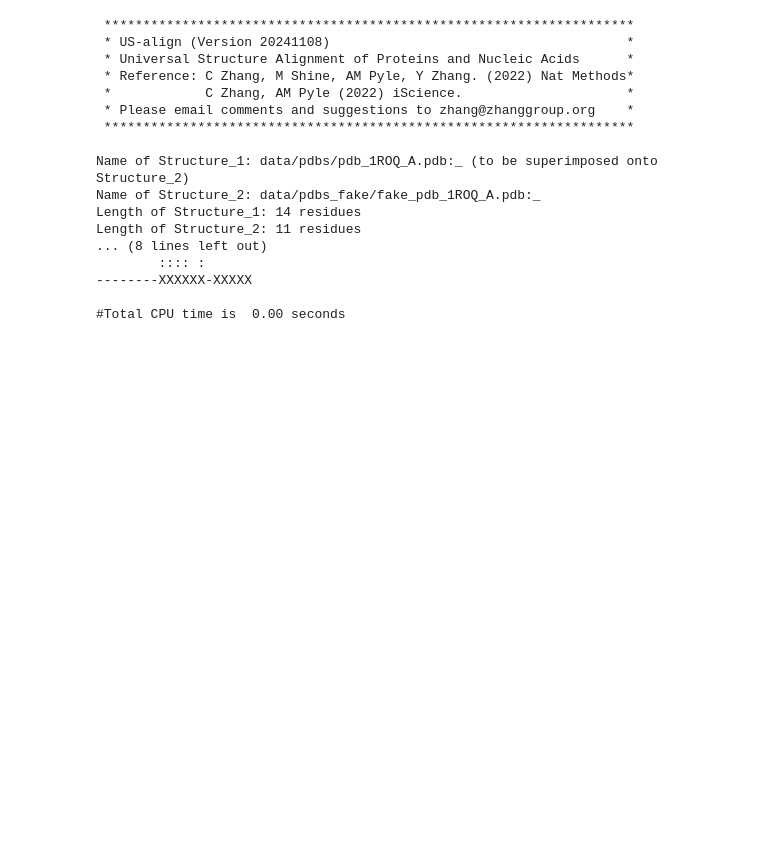
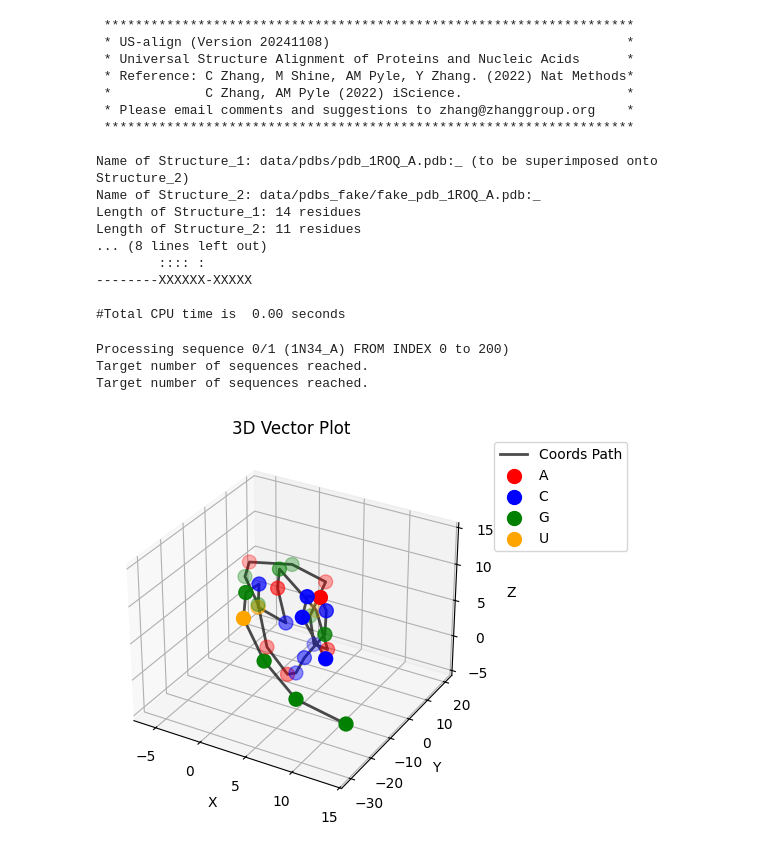
Before and after one commit to Rio-Lv/RNA-Tertiary-Prediction, a Jupyter notebook: src/sandbox.ipynb, the cells around one changed output. Drawn from its saved outputs; the diff is of its cells as text; code cells hidden in the pictures; blank space fills up the shorter version.

```diff
--- a/src/sandbox.ipynb
+++ b/src/sandbox.ipynb
@@ -258,3 +217,19 @@ Length of Structure_2: 11 residues
 --------XXXXXX-XXXXX
 
 #Total CPU time is  0.00 seconds
+# %%
+from Sequence import SequenceDataset
+from tools import plot_coords_list
+import pandas as pd
+sequences_path = "data/train_sequences.csv"
+sequences = pd.read_csv(sequences_path)
+seq_id = sequences.iloc[0]['target_id']
+seq_str = sequences.iloc[0]['sequence']
+seq_ds = SequenceDataset(n_sequences=1, subset_len=200)
+seq = seq_ds.get_sequence(seq_id)
+plot_coords_list(seq_str=seq_str,coords=seq.coords)
+# %% [output]
+Processing sequence 0/1 (1N34_A) FROM INDEX 0 to 200)
+Target number of sequences reached.
+Target number of sequences reached.
+[figure, added]
```
Also changed, not shown: parts of 1 cell of this notebook, 6 other files.
